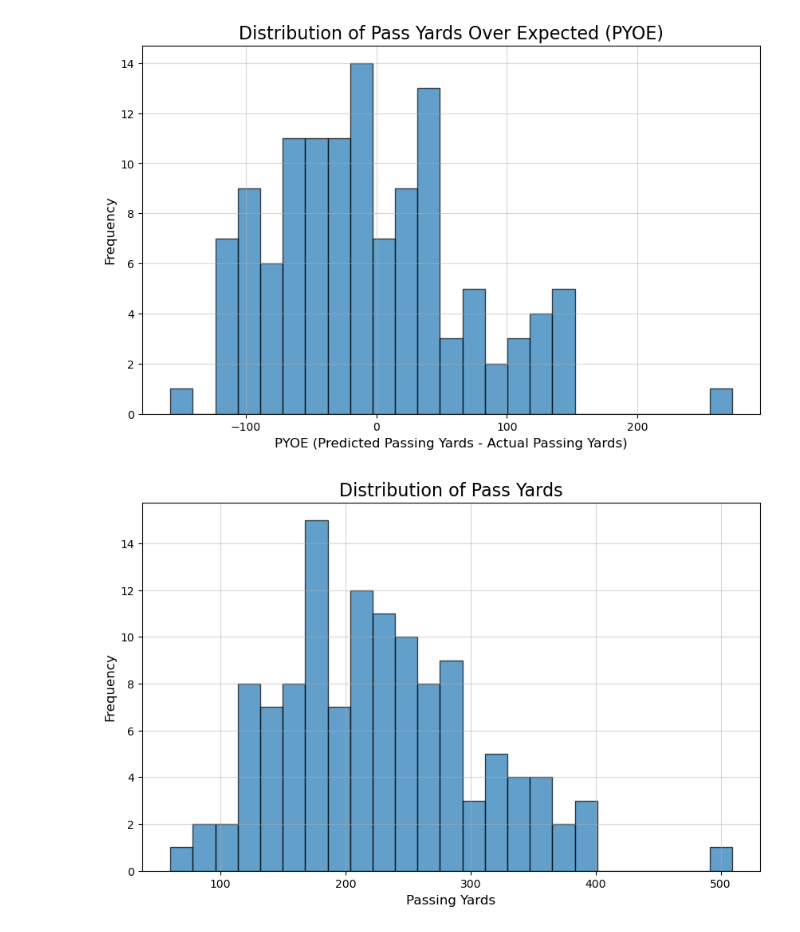
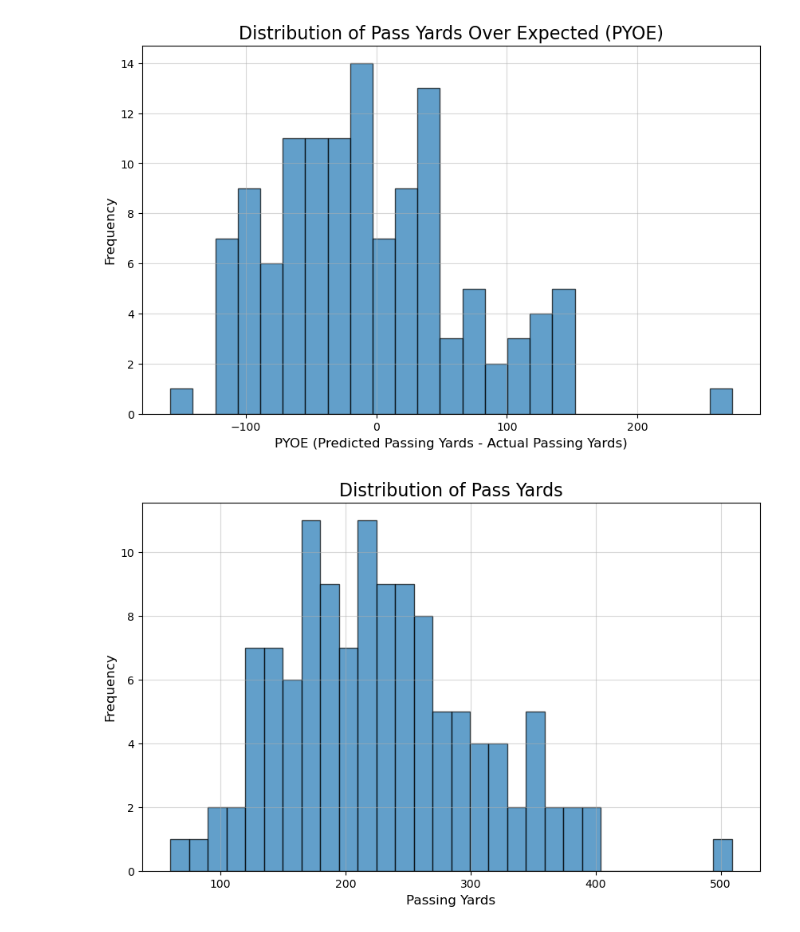
Before and after one commit to bhuggard/CheckTheCover, a Jupyter notebook: testnocom.ipynb, the cells around one changed output. Cells and saved outputs as stored; diff of their text form; code cells hidden in the pictures.

```diff
--- a/testnocom.ipynb
+++ b/testnocom.ipynb
@@ -582,16 +694,16 @@ plt.show()
 # %%
 # Plotting the histogram of PYOE
 plt.figure(figsize=(10, 6))
-plt.hist(test_data['passing_yards'], bins=25, edgecolor='black', alpha=0.7)
+plt.hist(test_data['passing_yards'], bins=30, edgecolor='black', alpha=0.7)
 plt.title('Distribution of Pass Yards', fontsize=16)
 plt.xlabel('Passing Yards', fontsize=12)
 plt.ylabel('Frequency', fontsize=12)
 plt.grid(True, alpha=0.5)
 
 # Show the plot
 plt.show()
 # %% [output]
-[figure, old version]
+[figure, new version]
 # %%
 # Plotting the histogram of predicted passing yards and true passing yards
 plt.figure(figsize=(10, 6))
```
Also changed, not shown: parts of 18 cells of this notebook.
